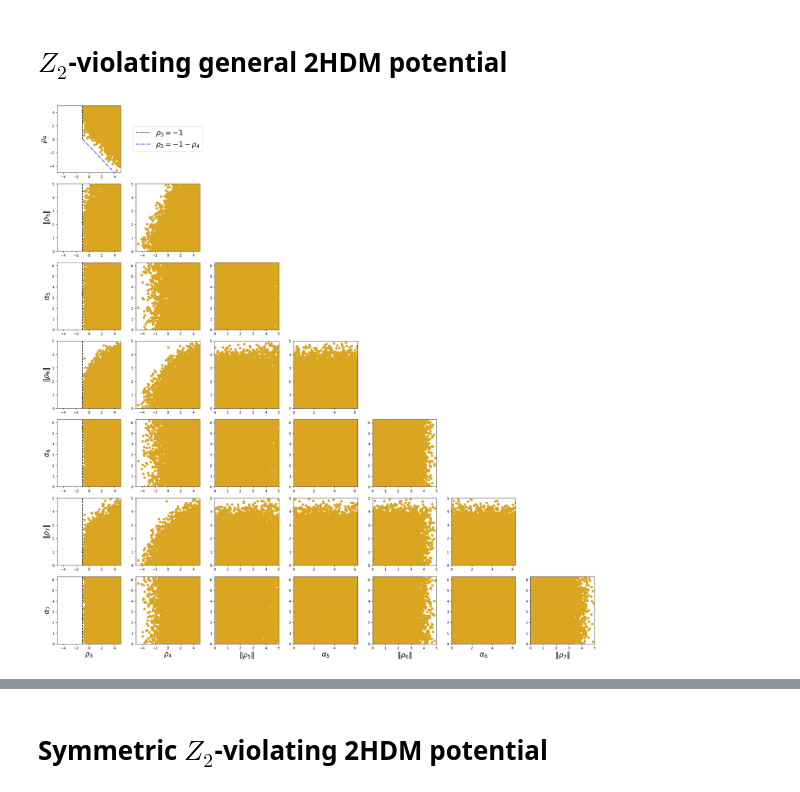
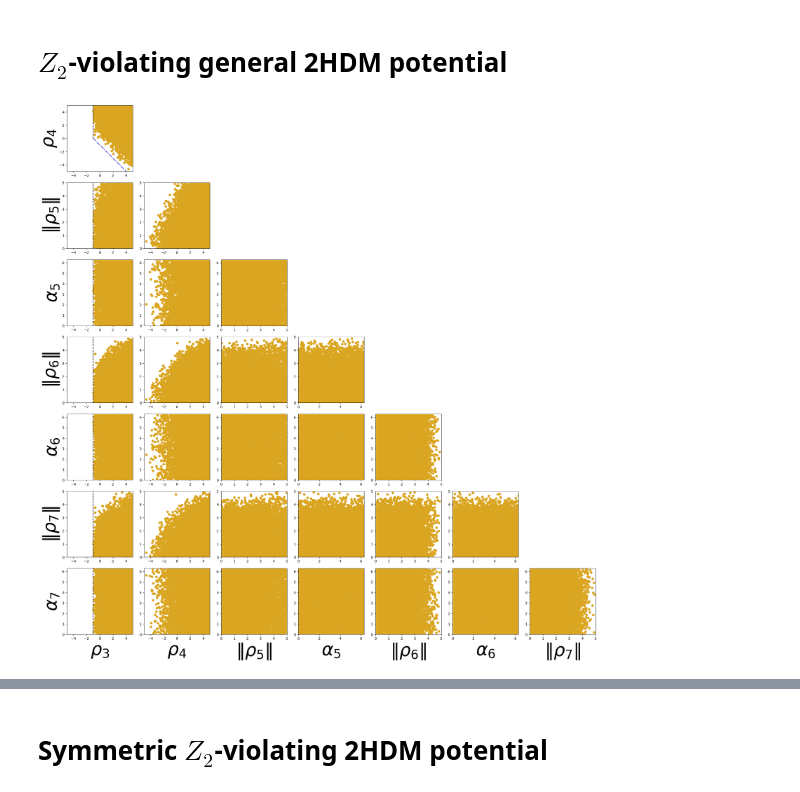
Before and after one commit to jdlpv/Theoretical-constraints-on-beyond-Standard-Model-extensions-of-the-Higgs-potential, a Jupyter notebook: parameter_visualizer.ipynb, the cells around one changed output, grey strips where cells are left out. Drawn from its saved outputs; the diff is of its cells as text; code cells hidden in the pictures.

Commit message:
Bigger labels

```diff
--- a/parameter_visualizer.ipynb
+++ b/parameter_visualizer.ipynb
@@ -6,13 +6,15 @@ import matplotlib.pyplot as plt
 # %%
 Z2_violating_valid_values = np.loadtxt('Z2_violating_valid_values.txt', delimiter=',')
 # %%
+font_size = 50
+
 fig = plt.figure(figsize=(25,25))
 
 ax = fig.add_subplot(8,8,9)
 
 ax.scatter(Z2_violating_valid_values[:,0], Z2_violating_valid_values[:,1], color='goldenrod')
 
-ax.set_ylabel(r'$\rho_{4}$',fontsize=20)
+ax.set_ylabel(r'$\rho_{4}$',fontsize=font_size)
 ax.set_xlim([-5, 5])
 ax.set_ylim([-5, 5])
 
@@ -23,7 +25,7 @@ ax = fig.add_subplot(8,8,17)
 
 ax.scatter(Z2_violating_valid_values[:,0], Z2_violating_valid_values[:,2],color='goldenrod')
 
-ax.set_ylabel(r'$\|\rho_{5}\|$',fontsize=20)
+ax.set_ylabel(r'$\|\rho_{5}\|$',fontsize=font_size)
 ax.set_xlim([-5, 5])
 ax.set_ylim([0, 5])
 
@@ -40,7 +42,7 @@ ax = fig.add_subplot(8,8,25)
 
 ax.scatter(Z2_violating_valid_values[:,0], Z2_violating_valid_values[:,3],color='goldenrod')
 
-ax.set_ylabel(r'$\alpha_{5}$',fontsize=20)
+ax.set_ylabel(r'$\alpha_{5}$',fontsize=font_size)
 ax.set_xlim([-5, 5])
 ax.set_ylim([0, 2*np.pi])
 plt.plot(np.linspace(-1,-1,100),np.linspace(0,2*np.pi,100),color='black',linestyle='--')
@@ -63,7 +65,7 @@ ax = fig.add_subplot(8,8,33)
 
 ax.scatter(Z2_violating_valid_values[:,0], Z2_violating_valid_values[:,4],color='goldenrod')
 
-ax.set_ylabel(r'$\|\rho_{6}\|$',fontsize=20)
+ax.set_ylabel(r'$\|\rho_{6}\|$',fontsize=font_size)
 ax.set_xlim([-5, 5])
 ax.set_ylim([0, 5])
 plt.plot(np.linspace(-1,-1,100),np.linspace(0,5,100),color='black',linestyle='--')
@@ -95,7 +97,7 @@ ax.scatter(Z2_violating_valid_values[:,0], Z2_violating_valid_values[:,5],color=
 
 ax.set_xlim([-5, 5])
 ax.set_ylim([0, 2*np.pi])
-ax.set_ylabel(r'$\alpha_{6}$',fontsize=20)
+ax.set_ylabel(r'$\alpha_{6}$',fontsize=font_size)
 plt.plot(np.linspace(-1,-1,100),np.linspace(0,2*np.pi,100),color='black',linestyle='--')
 
 ax = fig.add_subplot(8,8,42)
@@ -130,7 +132,7 @@ ax = fig.add_subplot(8,8,49)
 
 ax.scatter(Z2_violating_valid_values[:,0], Z2_violating_valid_values[:,6],color='goldenrod')
 
-ax.set_ylabel(r'$\|\rho_{7}\|$',fontsize=20)
+ax.set_ylabel(r'$\|\rho_{7}\|$',fontsize=font_size)
 ax.set_xlim([-5, 5])
 ax.set_ylim([0, 5])
 plt.plot(np.linspace(-1,-1,100),np.linspace(0,5,100),color='black',linestyle='--')
@@ -174,8 +176,8 @@ ax = fig.add_subplot(8,8,57)
 
 ax.scatter(Z2_violating_valid_values[:,0], Z2_violating_valid_values[:,7],color='goldenrod')
 
-ax.set_xlabel(r'$\rho_{3}$',fontsize=20)
-ax.set_ylabel(r'$\alpha_{7}$',fontsize=20)
+ax.set_xlabel(r'$\rho_{3}$',fontsize=font_size)
+ax.set_ylabel(r'$\alpha_{7}$',fontsize=font_size)
 ax.set_xlim([-5, 5])
 ax.set_ylim([0, 2*np.pi])
 plt.plot(np.linspace(-1,-1,100),np.linspace(0,2*np.pi,100),color='black',linestyle='--')
@@ -184,7 +186,7 @@ ax = fig.add_subplot(8,8,58)
 
 ax.scatter(Z2_violating_valid_values[:,1], Z2_violating_valid_values[:,7],color='goldenrod')
 
-ax.set_xlabel(r'$\rho_{4}$',fontsize=20)
+ax.set_xlabel(r'$\rho_{4}$',fontsize=font_size)
 ax.set_xlim([-5, 5])
 ax.set_ylim([0, 2*np.pi])
 
@@ -192,7 +194,7 @@ ax = fig.add_subplot(8,8,59)
 
 ax.scatter(Z2_violating_valid_values[:,2], Z2_violating_valid_values[:,7],color='goldenrod')
 
-ax.set_xlabel(r'$\|\rho_{5}\|$',fontsize=20)
+ax.set_xlabel(r'$\|\rho_{5}\|$',fontsize=font_size)
 ax.set_xlim([0, 5])
 ax.set_ylim([0, 2*np.pi])
 
@@ -200,46 +202,38 @@ ax = fig.add_subplot(8,8,60)
 
 ax.scatter(Z2_violating_valid_values[:,3], Z2_violating_valid_values[:,7],color='goldenrod')
 
-ax.set_xlabel(r'$\alpha_{5}$',fontsize=20)
+ax.set_xlabel(r'$\alpha_{5}$',fontsize=font_size)
 ax.set_xlim([0, 2*np.pi])
 ax.set_ylim([0, 2*np.pi])
 
 ax = fig.add_subplot(8,8,61)
 
 ax.scatter(Z2_violating_valid_values[:,4], Z2_violating_valid_values[:,7],color='goldenrod')
 
-ax.set_xlabel(r'$\|\rho_{6}\|$',fontsize=20)
+ax.set_xlabel(r'$\|\rho_{6}\|$',fontsize=font_size)
 ax.set_xlim([0, 5])
 ax.set_ylim([0, 2*np.pi])
 
 ax = fig.add_subplot(8,8,62)
 
 ax.scatter(Z2_violating_valid_values[:,5], Z2_violating_valid_values[:,7],color='goldenrod')
 
-ax.set_xlabel(r'$\alpha_{6}$',fontsize=20)
+ax.set_xlabel(r'$\alpha_{6}$',fontsize=font_size)
 ax.set_xlim([0, 2*np.pi])
 ax.set_ylim([0, 2*np.pi])
 
 ax = fig.add_subplot(8,8,63)
 
 ax.scatter(Z2_violating_valid_values[:,6], Z2_violating_valid_values[:,7],color='goldenrod')
 
-ax.set_xlabel(r'$\|\rho_{7}\|$',fontsize=20)
+ax.set_xlabel(r'$\|\rho_{7}\|$',fontsize=font_size)
 ax.set_xlim([0, 5])
 ax.set_ylim([0, 2*np.pi])
 
-ax = fig.add_subplot(8,8,10)
-
-plt.plot([],[],color='black',linestyle='--',label=r'$\rho_{3}=-1$')
-plt.plot([],[],color='mediumblue',linestyle='-.',label=r'$\rho_{3}=-1-\rho_{4}$')
-plt.legend(loc='center', fontsize=20)
-ax.axis('off')
-
-
 plt.tight_layout()
 plt.show()
 # %% [output]
-[figure, old version]
+[figure, new version]
 # %%
 fig = plt.figure(figsize=(10,10))
 
```
Also changed, not shown: parts of 7 cells of this notebook, 1 other file.
